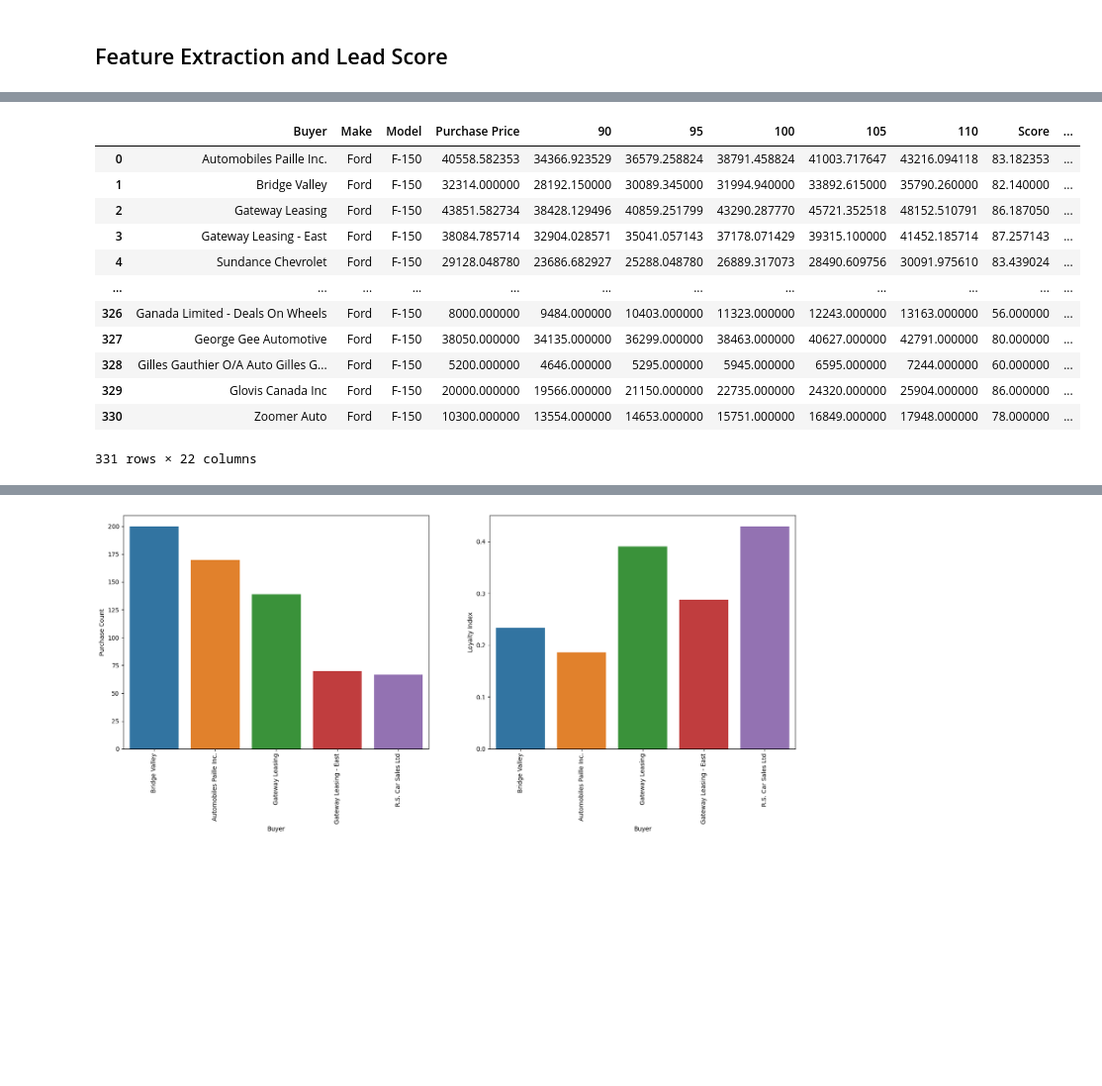
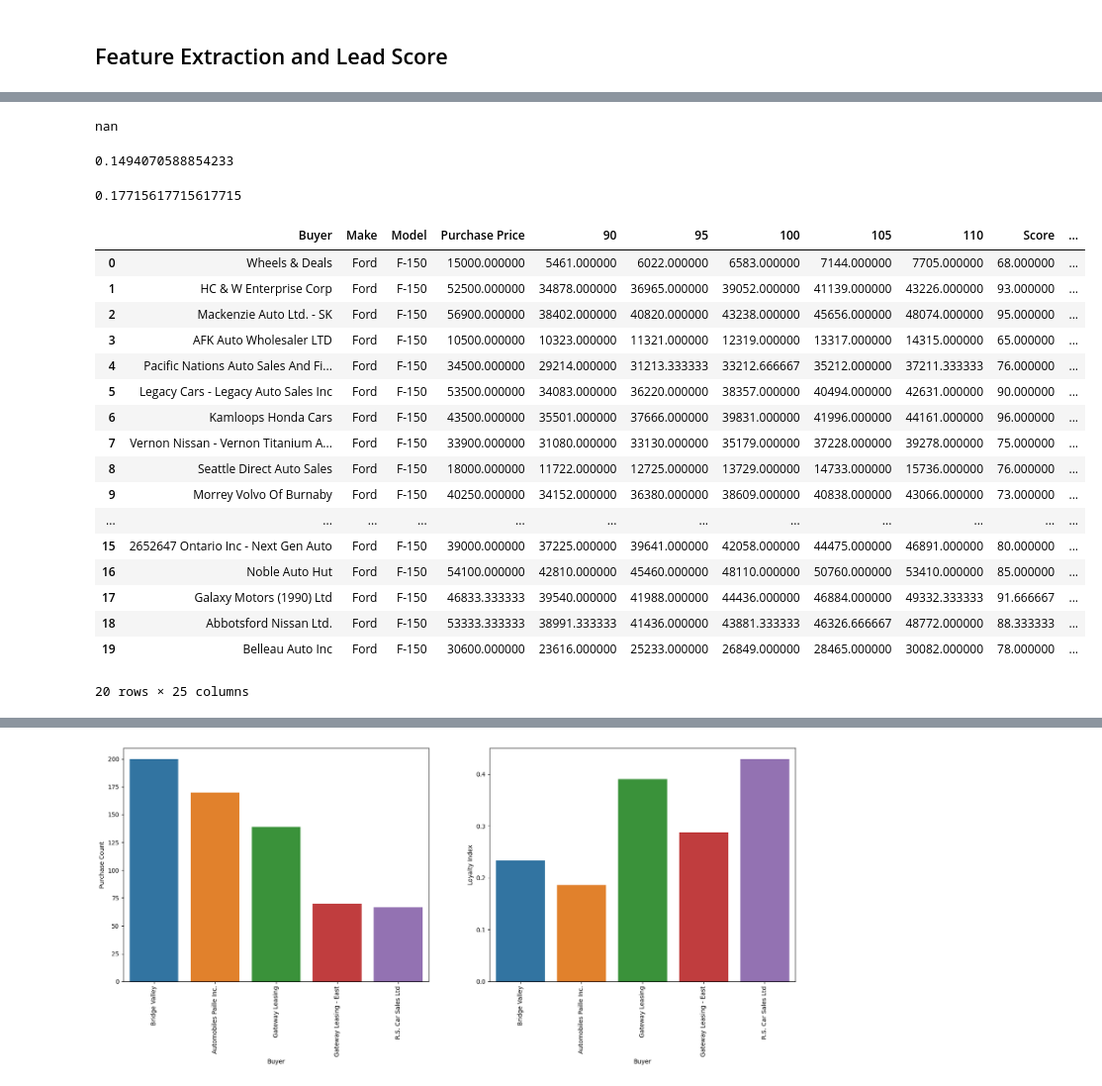
Before and after one commit to vivaan04/GC-Internship, a Jupyter notebook: GoCargo Sales Analysis/past_sales_analysis.ipynb, the cells around one changed output, grey strips where cells are left out. Shown at 99% size. Saved outputs shown, nothing was run; the diff lists cells and outputs as text; code cells hidden in the pictures; blank space fills up the shorter version.

```diff
--- a/GoCargo Sales Analysis/past_sales_analysis.ipynb
+++ b/GoCargo Sales Analysis/past_sales_analysis.ipynb
@@ -222,0 +268,9 @@ def gain_score(result, buyer:str):
+# %%
+def customer_churn(data: pd.DataFrame, buyer: str, make: str, model: str):
+  buyer_data = data[["Buyer", "Date"]][(data["Model"] == model) & (data["Make"] == make) & (data["Buyer"] == buyer)]
+  date_data = buyer_data.groupby("Date").size().reset_index(name='sales_count')
+  date_data['date_ordinal'] = pd.to_datetime(date_data['Date']).apply(lambda date: date.toordinal())
+  if(len(date_data) == 0):
+    return None
+  corr = date_data[['date_ordinal', 'sales_count']].corr()
+  return corr["date_ordinal"]["sales_count"]
@@ -223,3 +281,21 @@ def gain_score(result, buyer:str):
+# %%
+customer_churn(data, "The Approval Guys", "Ford", "F-150")
+# %% [output]
+nan
+# %%
+customer_churn(data, "Automobiles Paille Inc.", "Ford", "F-150")
+# %% [output]
+0.1494070588854233
+# %%
+def market_share(data,buyer_name):
+    filter_by_buyer=data[data["Buyer"]==buyer_name]
+    total_buys=len(filter_by_buyer)
+    total_buys_over_110=len(filter_by_buyer[(filter_by_buyer["Purchase Price"] > filter_by_buyer["110"])])
+    return total_buys_over_110/total_buys
+# %%
+market_share(data, "Bridge Valley")
+# %% [output]
+0.17715617715617715
 # %%
 def lead_score(result: pd.DataFrame, buyer:str):
 
@@ -243,7 +319,10 @@ def lead_score(result: pd.DataFrame, buyer:str):
 
 
     score += buyer_row["Consistent Buys"].values[0]
-    score += buyer_row["Gain Score"].values[0]
+    # score += buyer_row["Gain Score"].values[0]
+
+    # score += 1/buyer_row["Repeat Purchase Delay"].values[0]
+    # score += buyer_row["Churn"].values[0]
 
     return score
 # %%
@@ -267,44 +346,52 @@ def filter_dataset(df: pd.DataFrame, make: str, model: str):
         "Gain100": "mean",
         "Gain105": "mean",
         "Gain110": "mean",
         "Greater100": "sum",
         "Greater105": "sum",
         "Greater110": "sum",
     }).reset_index()
 
     # Count the number of purchases per buyer
     purchase_count = filtered_df['Buyer'].value_counts().reset_index()
     purchase_count.columns = ['Buyer', 'Purchase Count']  # Rename columns for clarity
 
     result = pd.merge(result, purchase_count, on='Buyer', how='left')  # Merge on 'Buyer' column
     result['Loyalty Index'] = result['Buyer'].apply(lambda x: loyalty_index(df, x, make, model))
     result['Consistent Buys'] = result['Loyalty Index']*result['Purchase Count']
     result["Gain Score"] = result['Buyer'].apply(lambda x: gain_score(result, x))
+    result["Repeat Purchase Delay"] = result["Buyer"].apply(lambda x: repeat_purchase_delay(df, x, make, model))
+    result["Churn"] = result["Buyer"].apply(lambda x: customer_churn(df, x, make, model))
+    result["Market Share"] = result["Buyer"].apply(lambda x: market_share(df, x))
 
     scaler = MinMaxScaler()
 
     result['Consistent Buys'] = scaler.fit_transform(result['Consistent Buys'].values.reshape(-1, 1))
     result['Gain Score'] = scaler.fit_transform(result['Gain Score'].values.reshape(-1, 1))
     result['Lead Score'] = result['Buyer'].apply(lambda x: lead_score(result, x))
 
     return result
 
 
 result = filter_dataset(data, "Ford", "F-150")  # Filter the dataset for Ford F-150
-result = result.sort_values(by='Greater100', ascending=False)  # Sort the result by 'Purchase Count'
+result = result.sort_values(by='Market Share', ascending=False)  # Sort the result by 'Purchase Count'
 result.reset_index(drop=True, inplace=True)  # Reset the index and modify the DataFrame in place
-result  # Display the final result
+result[:20]  # Display the final result
 # %% [output]
 |  | Buyer | Make | Model | Purchase Price | 90 | 95 | 100 | 105 | 110 | Score | ... |
-| 0 | Automobiles Paille Inc. | Ford | F-150 | 40558.582353 | 34366.923529 | 36579.258824 | 38791.458824 | 41003.717647 | 43216.094118 | 83.182353 | ... |
-| 1 | Bridge Valley | Ford | F-150 | 32314.000000 | 28192.150000 | 30089.345000 | 31994.940000 | 33892.615000 | 35790.260000 | 82.140000 | ... |
-| 2 | Gateway Leasing | Ford | F-150 | 43851.582734 | 38428.129496 | 40859.251799 | 43290.287770 | 45721.352518 | 48152.510791 | 86.187050 | ... |
-| 3 | Gateway Leasing - East | Ford | F-150 | 38084.785714 | 32904.028571 | 35041.057143 | 37178.071429 | 39315.100000 | 41452.185714 | 87.257143 | ... |
-| 4 | Sundance Chevrolet | Ford | F-150 | 29128.048780 | 23686.682927 | 25288.048780 | 26889.317073 | 28490.609756 | 30091.975610 | 83.439024 | ... |
+| 0 | Wheels & Deals | Ford | F-150 | 15000.000000 | 5461.000000 | 6022.000000 | 6583.000000 | 7144.000000 | 7705.000000 | 68.000000 | ... |
+| 1 | HC & W Enterprise Corp | Ford | F-150 | 52500.000000 | 34878.000000 | 36965.000000 | 39052.000000 | 41139.000000 | 43226.000000 | 93.000000 | ... |
+| 2 | Mackenzie Auto Ltd. - SK | Ford | F-150 | 56900.000000 | 38402.000000 | 40820.000000 | 43238.000000 | 45656.000000 | 48074.000000 | 95.000000 | ... |
+| 3 | AFK Auto Wholesaler LTD | Ford | F-150 | 10500.000000 | 10323.000000 | 11321.000000 | 12319.000000 | 13317.000000 | 14315.000000 | 65.000000 | ... |
+| 4 | Pacific Nations Auto Sales And Fi... | Ford | F-150 | 34500.000000 | 29214.000000 | 31213.333333 | 33212.666667 | 35212.000000 | 37211.333333 | 76.000000 | ... |
+| 5 | Legacy Cars - Legacy Auto Sales Inc | Ford | F-150 | 53500.000000 | 34083.000000 | 36220.000000 | 38357.000000 | 40494.000000 | 42631.000000 | 90.000000 | ... |
+| 6 | Kamloops Honda Cars | Ford | F-150 | 43500.000000 | 35501.000000 | 37666.000000 | 39831.000000 | 41996.000000 | 44161.000000 | 96.000000 | ... |
+| 7 | Vernon Nissan - Vernon Titanium A... | Ford | F-150 | 33900.000000 | 31080.000000 | 33130.000000 | 35179.000000 | 37228.000000 | 39278.000000 | 75.000000 | ... |
+| 8 | Seattle Direct Auto Sales | Ford | F-150 | 18000.000000 | 11722.000000 | 12725.000000 | 13729.000000 | 14733.000000 | 15736.000000 | 76.000000 | ... |
+| 9 | Morrey Volvo Of Burnaby | Ford | F-150 | 40250.000000 | 34152.000000 | 36380.000000 | 38609.000000 | 40838.000000 | 43066.000000 | 73.000000 | ... |
 | ... | ... | ... | ... | ... | ... | ... | ... | ... | ... | ... | ... |
-| 326 | Ganada Limited - Deals On Wheels | Ford | F-150 | 8000.000000 | 9484.000000 | 10403.000000 | 11323.000000 | 12243.000000 | 13163.000000 | 56.000000 | ... |
-| 327 | George Gee Automotive | Ford | F-150 | 38050.000000 | 34135.000000 | 36299.000000 | 38463.000000 | 40627.000000 | 42791.000000 | 80.000000 | ... |
-| 328 | Gilles Gauthier O/A Auto Gilles G... | Ford | F-150 | 5200.000000 | 4646.000000 | 5295.000000 | 5945.000000 | 6595.000000 | 7244.000000 | 60.000000 | ... |
-| 329 | Glovis Canada Inc | Ford | F-150 | 20000.000000 | 19566.000000 | 21150.000000 | 22735.000000 | 24320.000000 | 25904.000000 | 86.000000 | ... |
-| 330 | Zoomer Auto | Ford | F-150 | 10300.000000 | 13554.000000 | 14653.000000 | 15751.000000 | 16849.000000 | 17948.000000 | 78.000000 | ... |
+| 15 | 2652647 Ontario Inc - Next Gen Auto | Ford | F-150 | 39000.000000 | 37225.000000 | 39641.000000 | 42058.000000 | 44475.000000 | 46891.000000 | 80.000000 | ... |
+| 16 | Noble Auto Hut | Ford | F-150 | 54100.000000 | 42810.000000 | 45460.000000 | 48110.000000 | 50760.000000 | 53410.000000 | 85.000000 | ... |
+| 17 | Galaxy Motors (1990) Ltd | Ford | F-150 | 46833.333333 | 39540.000000 | 41988.000000 | 44436.000000 | 46884.000000 | 49332.333333 | 91.666667 | ... |
+| 18 | Abbotsford Nissan Ltd. | Ford | F-150 | 53333.333333 | 38991.333333 | 41436.000000 | 43881.333333 | 46326.666667 | 48772.000000 | 88.333333 | ... |
+| 19 | Belleau Auto Inc | Ford | F-150 | 30600.000000 | 23616.000000 | 25233.000000 | 26849.000000 | 28465.000000 | 30082.000000 | 78.000000 | ... |
-331 rows × 22 columns
+20 rows × 25 columns
```
Also changed, not shown: parts of 57 cells of this notebook.
